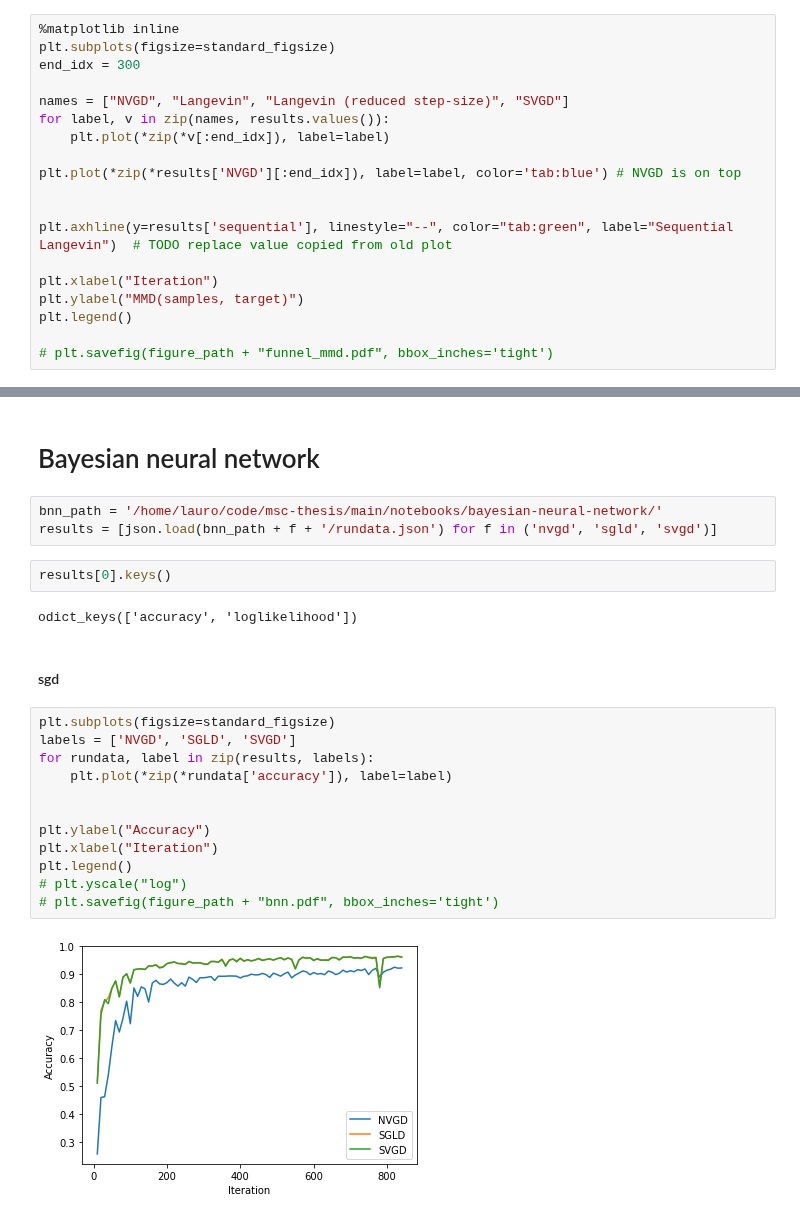
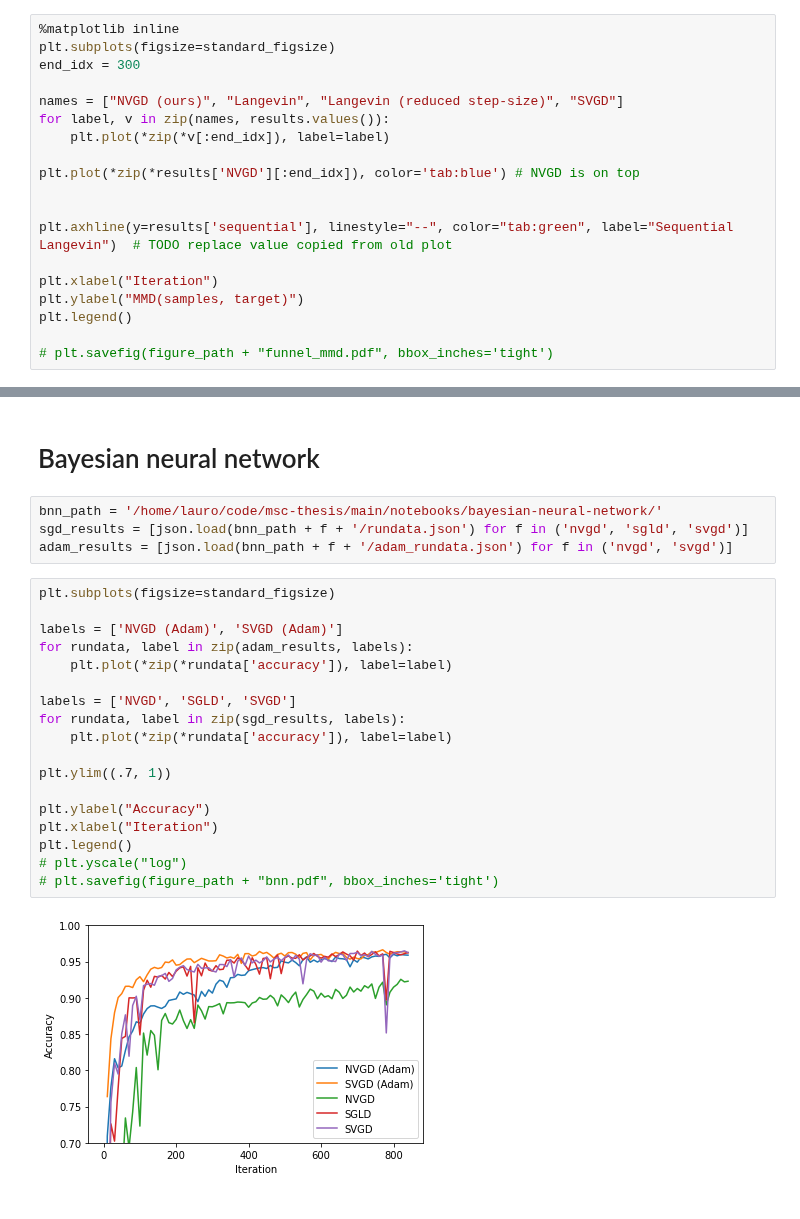
Before and after one commit to ratschlab/projects-2020-Neural-SVGD, a Jupyter notebook: notebooks/experiments/plot-all.ipynb, the cells around one changed output, grey strips where cells are left out. Cells and saved outputs as stored; diff of their text form.

```diff
--- a/notebooks/experiments/plot-all.ipynb
+++ b/notebooks/experiments/plot-all.ipynb
@@ -50,11 +51,11 @@ results = json.load(results_path + "funnel-mmd-comparison.json")
 plt.subplots(figsize=standard_figsize)
 end_idx = 300
 
-names = ["NVGD", "Langevin", "Langevin (reduced step-size)", "SVGD"]
+names = ["NVGD (ours)", "Langevin", "Langevin (reduced step-size)", "SVGD"]
 for label, v in zip(names, results.values()):
     plt.plot(*zip(*v[:end_idx]), label=label)
 
-plt.plot(*zip(*results['NVGD'][:end_idx]), label=label, color='tab:blue') # NVGD is on top
+plt.plot(*zip(*results['NVGD'][:end_idx]), color='tab:blue') # NVGD is on top
 
 
 plt.axhline(y=results['sequential'], linestyle="--", color="tab:green", label="Sequential Langevin")  # TODO replace value copied from old plot
@@ -143,24 +146,25 @@ plt.legend()
 # Bayesian neural network
 # %%
 bnn_path = '/home/lauro/code/msc-thesis/main/notebooks/bayesian-neural-network/'
-results = [json.load(bnn_path + f + '/rundata.json') for f in ('nvgd', 'sgld', 'svgd')]
+sgd_results = [json.load(bnn_path + f + '/rundata.json') for f in ('nvgd', 'sgld', 'svgd')]
+adam_results = [json.load(bnn_path + f + '/adam_rundata.json') for f in ('nvgd', 'svgd')]
-# %%
-results[0].keys()
-# %% [output]
-odict_keys(['accuracy', 'loglikelihood'])
-# %% [markdown]
-#### sgd
 # %%
 plt.subplots(figsize=standard_figsize)
-labels = ['NVGD', 'SGLD', 'SVGD']
-for rundata, label in zip(results, labels):
+
+labels = ['NVGD (Adam)', 'SVGD (Adam)']
+for rundata, label in zip(adam_results, labels):
     plt.plot(*zip(*rundata['accuracy']), label=label)
 
+labels = ['NVGD', 'SGLD', 'SVGD']
+for rundata, label in zip(sgd_results, labels):
+    plt.plot(*zip(*rundata['accuracy']), label=label)
+
+plt.ylim((.7, 1))
 
 plt.ylabel("Accuracy")
 plt.xlabel("Iteration")
 plt.legend()
 # plt.yscale("log")
 # plt.savefig(figure_path + "bnn.pdf", bbox_inches='tight')
 # %% [output]
-[figure, old version]
+[figure, new version]
```
Also changed, not shown: parts of 8 cells of this notebook, 17 other files.
